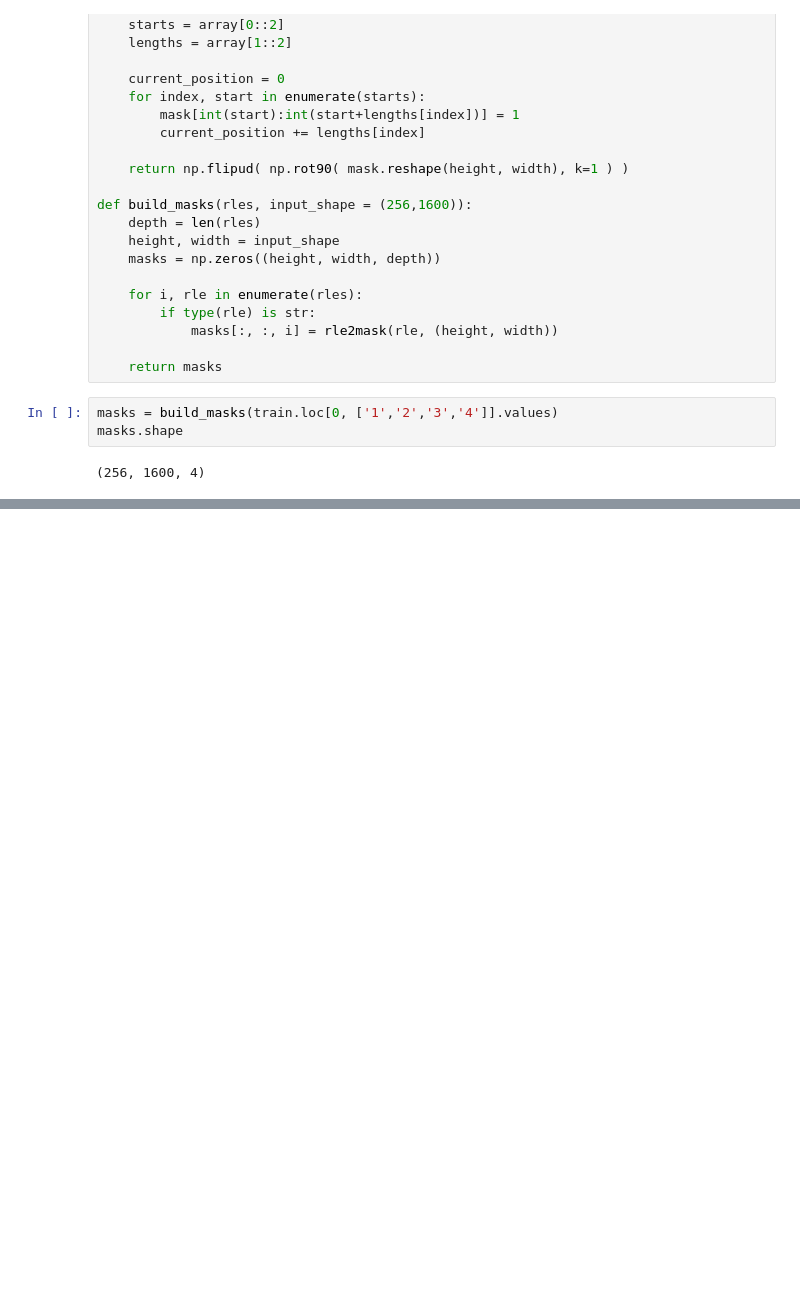
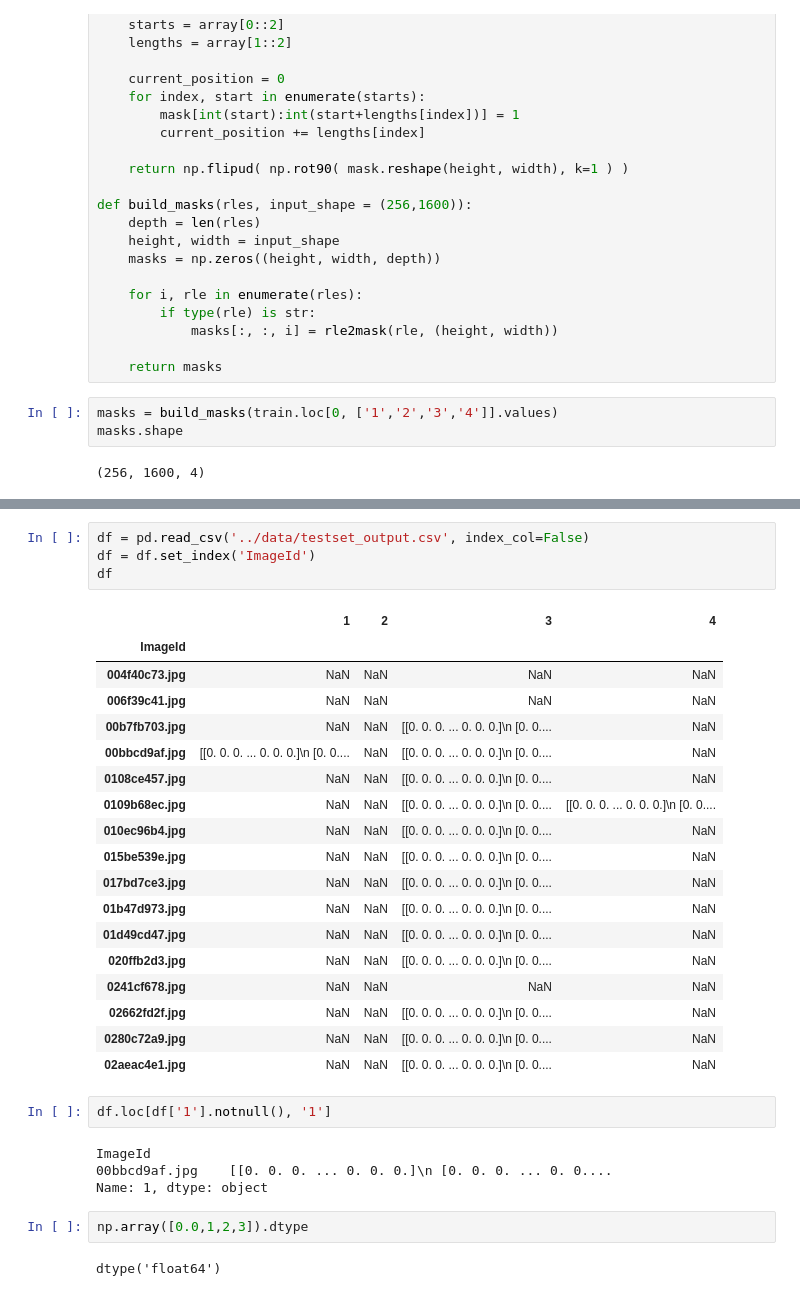
Before and after one commit to raymondlam19/Steel-Defect-Detection-Pytorch, a Jupyter notebook: notebook/3_new_model.ipynb, the cells around one changed output, grey strips where cells are left out. Cells and saved outputs as stored; diff of their text form; blank space fills up the shorter version.

```diff
--- a/notebook/3_new_model.ipynb
+++ b/notebook/3_new_model.ipynb
@@ -504,0 +520,33 @@ masks.shape
+# %%
+df = pd.read_csv('../data/testset_output.csv', index_col=False)
+df = df.set_index('ImageId')
+df
+# %% [output]
+|  | 1 | 2 | 3 | 4 |
+| ImageId |  |  |  |  |
+| 004f40c73.jpg | NaN | NaN | NaN | NaN |
+| 006f39c41.jpg | NaN | NaN | NaN | NaN |
+| 00b7fb703.jpg | NaN | NaN | [[0. 0. 0. ... 0. 0. 0.]\n [0. 0.... | NaN |
+| 00bbcd9af.jpg | [[0. 0. 0. ... 0. 0. 0.]\n [0. 0.... | NaN | [[0. 0. 0. ... 0. 0. 0.]\n [0. 0.... | NaN |
+| 0108ce457.jpg | NaN | NaN | [[0. 0. 0. ... 0. 0. 0.]\n [0. 0.... | NaN |
+| 0109b68ec.jpg | NaN | NaN | [[0. 0. 0. ... 0. 0. 0.]\n [0. 0.... | [[0. 0. 0. ... 0. 0. 0.]\n [0. 0.... |
+| 010ec96b4.jpg | NaN | NaN | [[0. 0. 0. ... 0. 0. 0.]\n [0. 0.... | NaN |
+| 015be539e.jpg | NaN | NaN | [[0. 0. 0. ... 0. 0. 0.]\n [0. 0.... | NaN |
+| 017bd7ce3.jpg | NaN | NaN | [[0. 0. 0. ... 0. 0. 0.]\n [0. 0.... | NaN |
+| 01b47d973.jpg | NaN | NaN | [[0. 0. 0. ... 0. 0. 0.]\n [0. 0.... | NaN |
+| 01d49cd47.jpg | NaN | NaN | [[0. 0. 0. ... 0. 0. 0.]\n [0. 0.... | NaN |
+| 020ffb2d3.jpg | NaN | NaN | [[0. 0. 0. ... 0. 0. 0.]\n [0. 0.... | NaN |
+| 0241cf678.jpg | NaN | NaN | NaN | NaN |
+| 02662fd2f.jpg | NaN | NaN | [[0. 0. 0. ... 0. 0. 0.]\n [0. 0.... | NaN |
+| 0280c72a9.jpg | NaN | NaN | [[0. 0. 0. ... 0. 0. 0.]\n [0. 0.... | NaN |
+| 02aeac4e1.jpg | NaN | NaN | [[0. 0. 0. ... 0. 0. 0.]\n [0. 0.... | NaN |
+# %%
+df.loc[df['1'].notnull(), '1']
+# %% [output]
+ImageId
+00bbcd9af.jpg    [[0. 0. 0. ... 0. 0. 0.]\n [0. 0. 0. ... 0. 0....
+Name: 1, dtype: object
+# %%
+np.array([0.0,1,2,3]).dtype
+# %% [output]
+dtype('float64')
```
Also changed, not shown: parts of 2 cells of this notebook, 3 other files.
